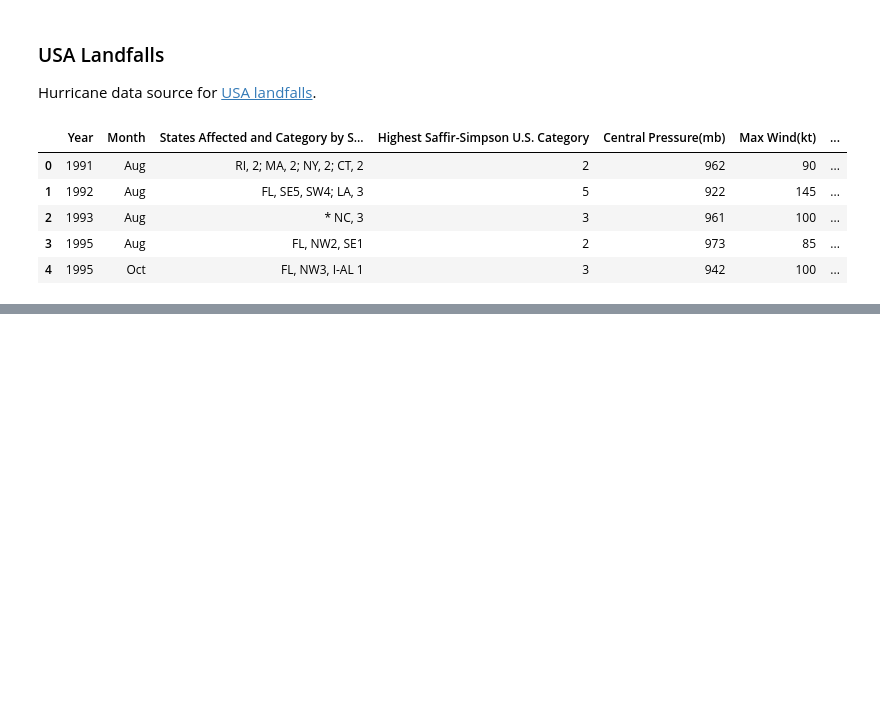
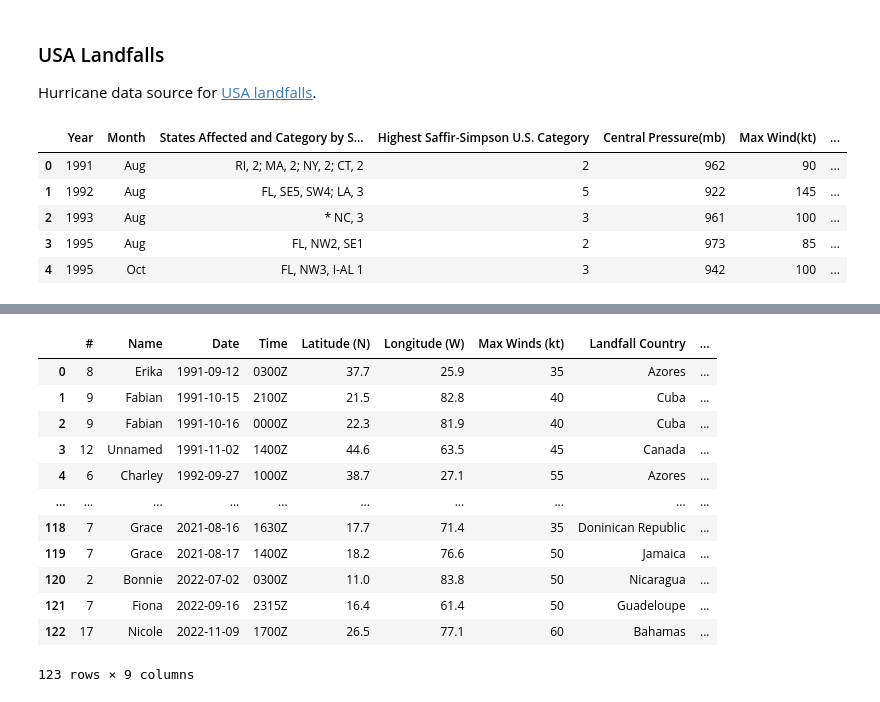
Before and after one commit to himalayahall/DATA608, a Jupyter notebook: Story 5/DataWrangling.ipynb, the cells around one changed output, grey strips where cells are left out. Saved outputs shown, nothing was run; the diff lists cells and outputs as text; code cells hidden in the pictures; blank space fills up the shorter version.

```diff
--- a/Story 5/DataWrangling.ipynb
+++ b/Story 5/DataWrangling.ipynb
@@ -143,0 +105,3 @@ hurricanes_usa_landfalls_df.to_csv('USA_Hurricane_Landfalls_cleaned.csv', index=
+# %%
+tropical_storms_non_usa_landfalls_df = pd.read_csv('International_Tropical_Storm_Landfalls.csv', parse_dates=['Date'], infer_datetime_format=True, delimiter='\t')
+tropical_storms_non_usa_landfalls_df.head()
@@ -143,0 +115,17 @@ hurricanes_usa_landfalls_df.to_csv('USA_Hurricane_Landfalls_cleaned.csv', index=
+# %%
+tropical_storms_non_usa_landfalls_df['Year'] = tropical_storms_non_usa_landfalls_df['Date'].dt.year
+tropical_storms_non_usa_landfalls_df
+# %% [output]
+|  | # | Name | Date | Time | Latitude (N) | Longitude (W) | Max Winds (kt) | Landfall Country | ... |
+| 0 | 8 | Erika | 1991-09-12 | 0300Z | 37.7 | 25.9 | 35 | Azores | ... |
+| 1 | 9 | Fabian | 1991-10-15 | 2100Z | 21.5 | 82.8 | 40 | Cuba | ... |
+| 2 | 9 | Fabian | 1991-10-16 | 0000Z | 22.3 | 81.9 | 40 | Cuba | ... |
+| 3 | 12 | Unnamed | 1991-11-02 | 1400Z | 44.6 | 63.5 | 45 | Canada | ... |
+| 4 | 6 | Charley | 1992-09-27 | 1000Z | 38.7 | 27.1 | 55 | Azores | ... |
+| ... | ... | ... | ... | ... | ... | ... | ... | ... | ... |
+| 118 | 7 | Grace | 2021-08-16 | 1630Z | 17.7 | 71.4 | 35 | Doninican Republic | ... |
+| 119 | 7 | Grace | 2021-08-17 | 1400Z | 18.2 | 76.6 | 50 | Jamaica | ... |
+| 120 | 2 | Bonnie | 2022-07-02 | 0300Z | 11.0 | 83.8 | 50 | Nicaragua | ... |
+| 121 | 7 | Fiona | 2022-09-16 | 2315Z | 16.4 | 61.4 | 50 | Guadeloupe | ... |
+| 122 | 17 | Nicole | 2022-11-09 | 1700Z | 26.5 | 77.1 | 60 | Bahamas | ... |
+123 rows × 9 columns
```
Also changed, not shown: parts of 20 cells of this notebook, 6 other files.
